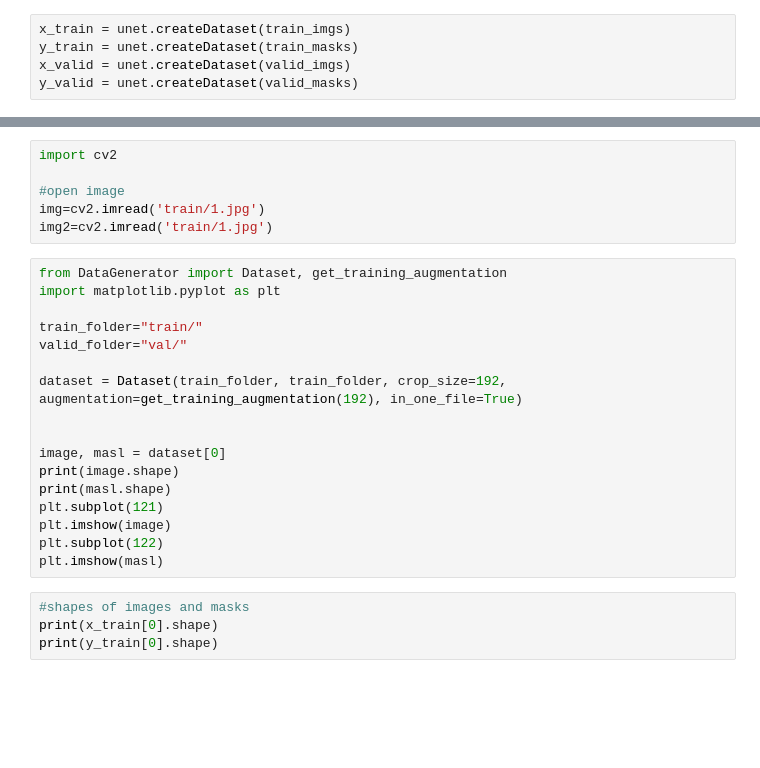
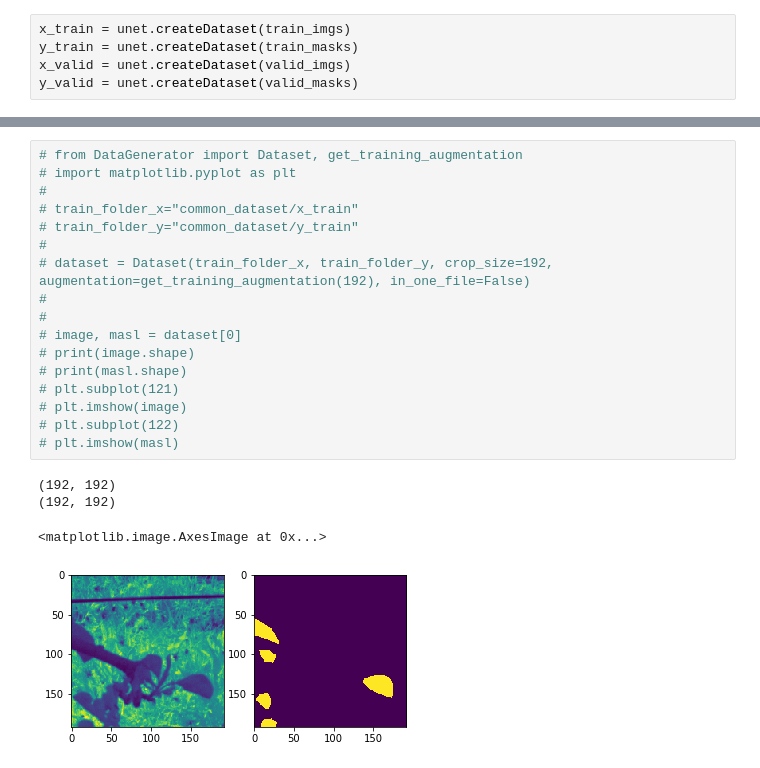
Before and after one commit to chey-to-mozg/Image-Segmentation, a Jupyter notebook: main_pipeline.ipynb, the cells around one changed output, grey strips where cells are left out. Drawn from its saved outputs; the diff is of its cells as text; blank space fills up the shorter version.

```diff
--- a/main_pipeline.ipynb
+++ b/main_pipeline.ipynb
@@ -104,31 +127,26 @@ y_valid = pspnet.createDataset(valid_masks)
 100%
 100%
 100%
-# %%
-import cv2
-
-#open image
-img=cv2.imread('train/1.jpg')
-img2=cv2.imread('train/1.jpg')
 # %%
-from DataGenerator import Dataset, get_training_augmentation
-import matplotlib.pyplot as plt
-
-train_folder="train/"
-valid_folder="val/"
-
-dataset = Dataset(train_folder, train_folder, crop_size=192, augmentation=get_training_augmentation(192), in_one_file=True)
-
-
-image, masl = dataset[0]
-print(image.shape)
-print(masl.shape)
-plt.subplot(121)
-plt.imshow(image)
-plt.subplot(122)
-plt.imshow(masl)
+# from DataGenerator import Dataset, get_training_augmentation
+# import matplotlib.pyplot as plt
+#
+# train_folder_x="common_dataset/x_train"
+# train_folder_y="common_dataset/y_train"
+#
+# dataset = Dataset(train_folder_x, train_folder_y, crop_size=192, augmentation=get_training_augmentation(192), in_one_file=False)
+#
+#
+# image, masl = dataset[0]
+# print(image.shape)
+# print(masl.shape)
+# plt.subplot(121)
+# plt.imshow(image)
+# plt.subplot(122)
+# plt.imshow(masl)
+# %% [output]
+(192, 192)
+(192, 192)
+<matplotlib.image.AxesImage at 0x...>
+[figure, added]
-# %%
-#shapes of images and masks
-print(x_train[0].shape)
-print(y_train[0].shape)
 # %%
```
Also changed, not shown: parts of 14 cells of this notebook, 4 other files.
